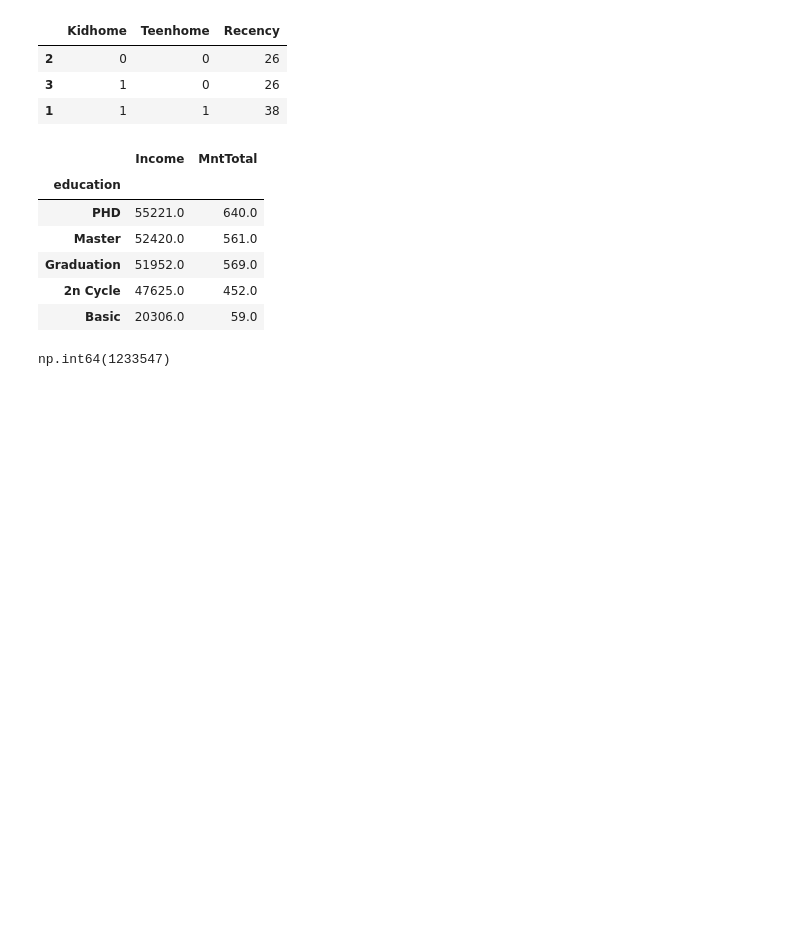
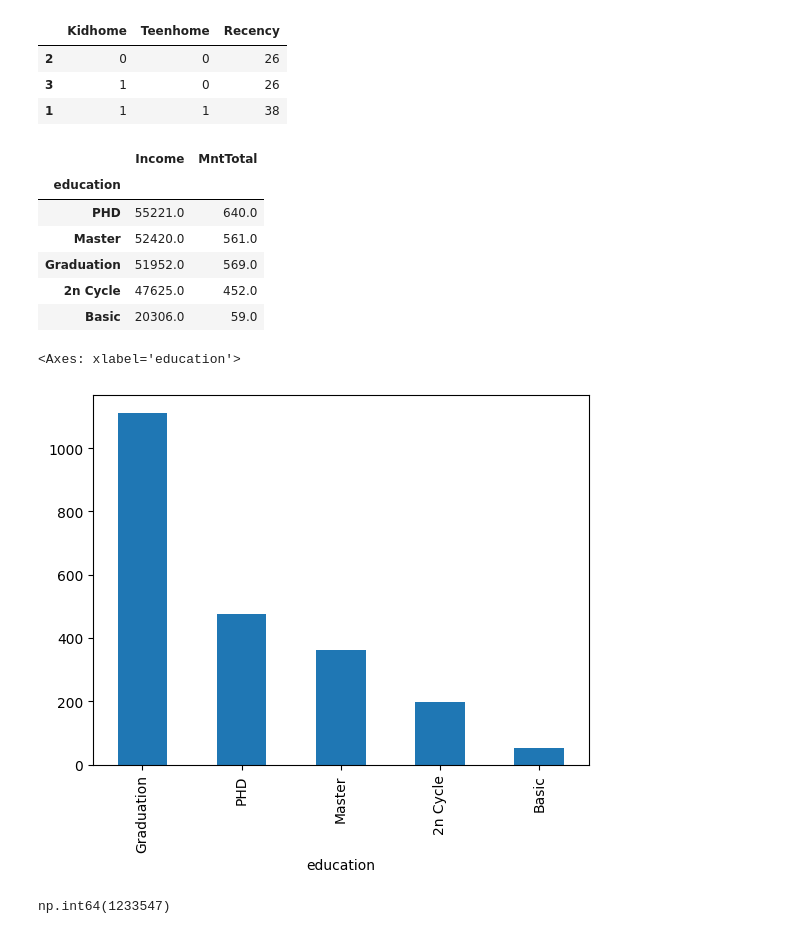
Before and after one commit to evertonenrico/Ifood_Insights, a Jupyter notebook: Ifood_Dataset/Import_DataSet_Ifood.ipynb, the cells around one changed output. Drawn from its saved outputs; the diff is of its cells as text; code cells hidden in the pictures; blank space fills up the shorter version.

Commit message:
img_plot

```diff
--- a/Ifood_Dataset/Import_DataSet_Ifood.ipynb
+++ b/Ifood_Dataset/Import_DataSet_Ifood.ipynb
@@ -316,6 +316,11 @@ df.iloc[1:4,2:5].sort_values(by= 'Recency',ascending=True)
 | Basic | 20306.0 | 59.0 |
 # %%
 df['IncomeMonth'] = df['Income'] / 12
+# %%
+df['education'].value_counts().plot(kind = 'bar')
+# %% [output]
+<Axes: xlabel='education'>
+[figure, added]
 # %%
 df['MntTotal'].sum()
 # %% [output]
```
Also changed, not shown: parts of 6 cells of this notebook, 12 other files.
